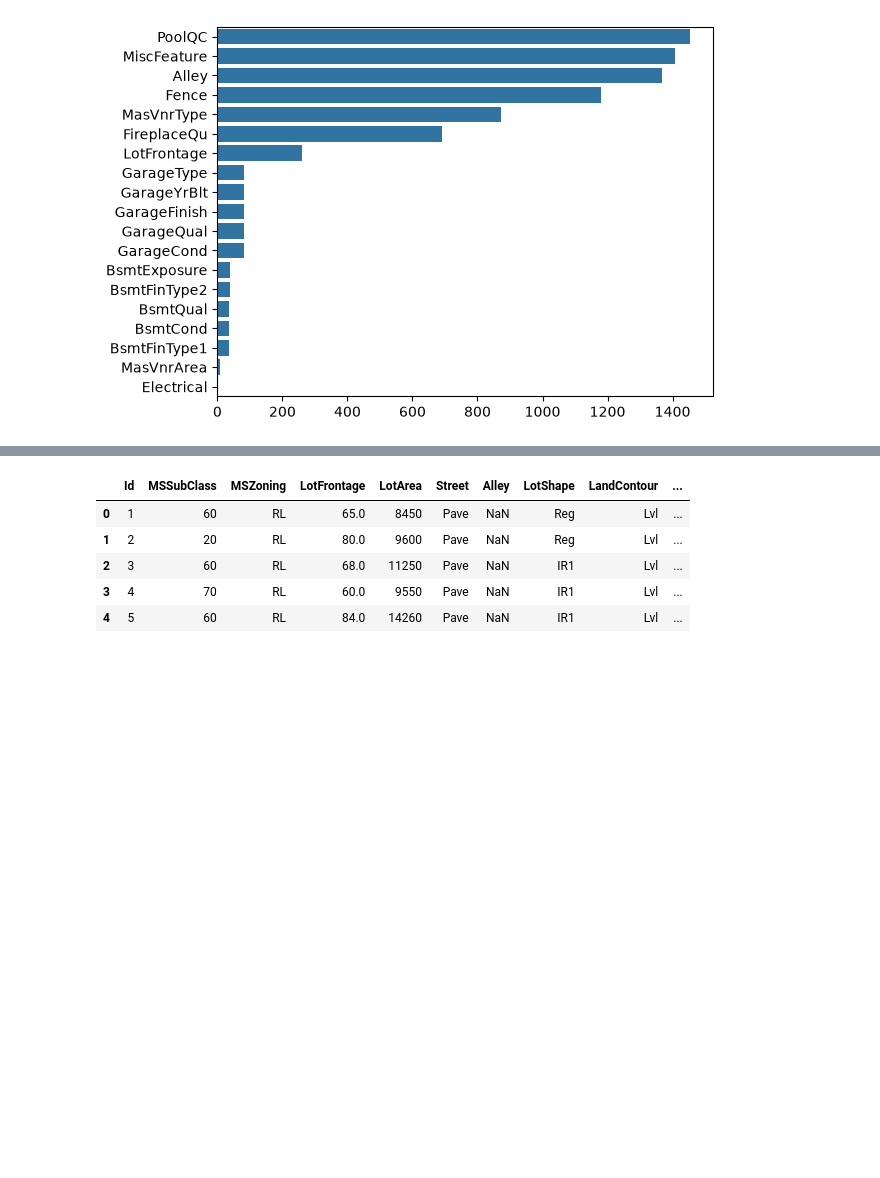
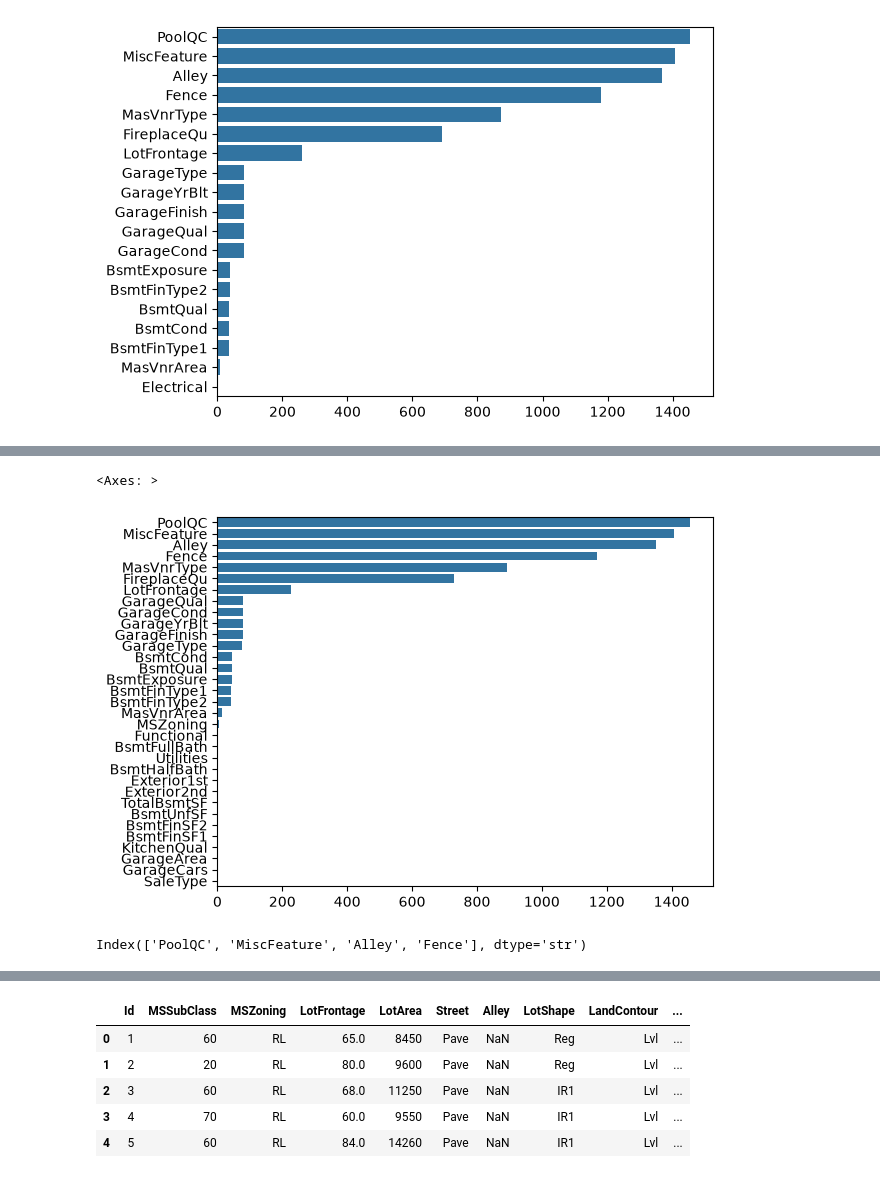
Before and after one commit to furiog1unta/HousePrices, a Jupyter notebook: notebooks/01_EDA.ipynb, the cells around one changed output, grey strips where cells are left out. Drawn from its saved outputs; the diff is of its cells as text; code cells hidden in the pictures; blank space fills up the shorter version.

Commit message:
add data_processing, model_selection. update eda

```diff
--- a/notebooks/01_EDA.ipynb
+++ b/notebooks/01_EDA.ipynb
@@ -19,3 +20,7 @@ data.head()
 | 2 | 3 | 60 | RL | 68.0 | 11250 | Pave | NaN | IR1 | Lvl | ... |
 | 3 | 4 | 70 | RL | 60.0 | 9550 | Pave | NaN | IR1 | Lvl | ... |
 | 4 | 5 | 60 | RL | 84.0 | 14260 | Pave | NaN | IR1 | Lvl | ... |
+# %%
+test_data = pd.read_csv('../data/raw/test.csv')
+print(test_data.shape)
+test_data.head()
@@ -51,3 +98,18 @@ memory usage: 924.0 KB
+# %%
+missing_test = test_data.isna().sum()
+missing_test = missing_test[missing_test > 0]
+missing_test.sort_values(ascending=False, inplace=True)
+sns.barplot(missing_test, orient='h')
+# %% [output]
+<Axes: >
+[figure, added]
+# %%
+miss_test = pd.DataFrame({'Missing': missing_test,
+                     'Percent': missing_test / test_data.shape[0]},
+                    index=missing_test.index)
+miss_test[miss_test['Percent'] > .7].index
+# %% [output]
+Index(['PoolQC', 'MiscFeature', 'Alley', 'Fence'], dtype='str')
 # %%
 data.describe()
 # %% [output]
```
Also changed, not shown: parts of 15 cells of this notebook, 4 other files.
